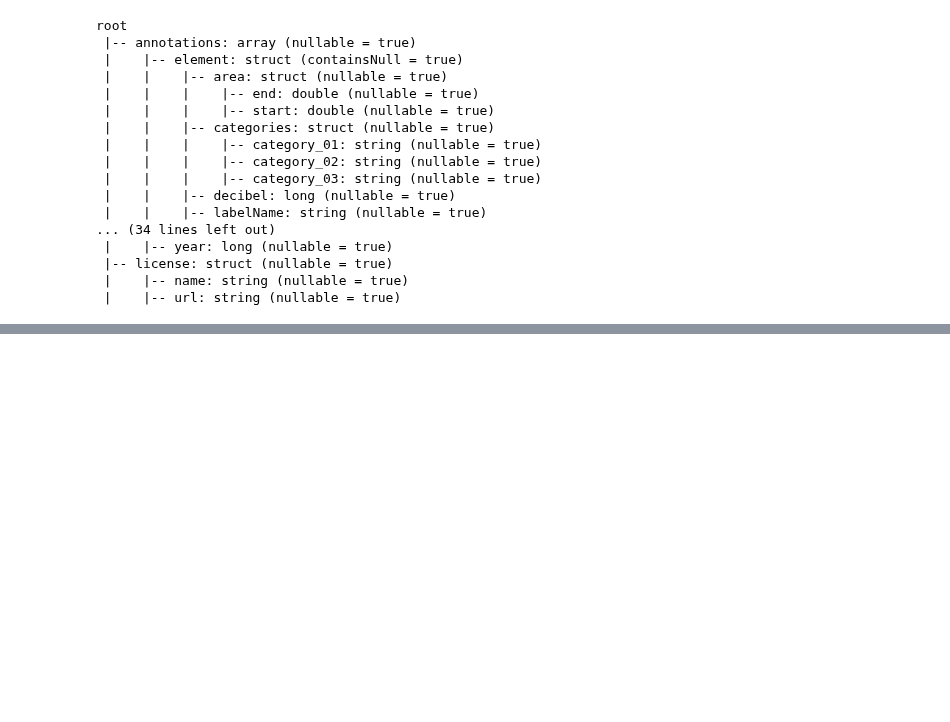
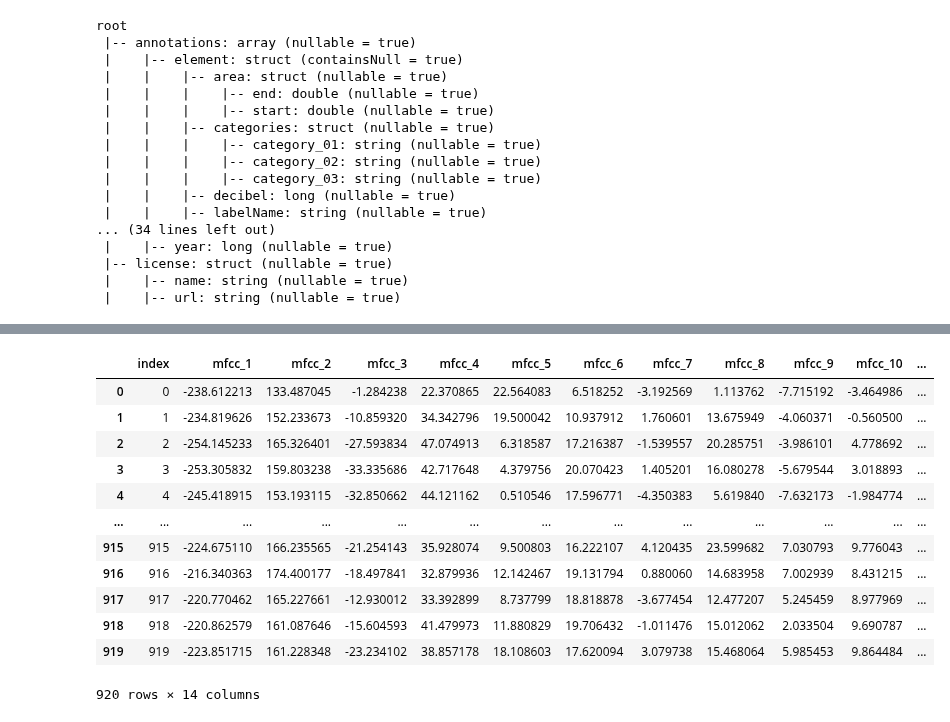
Before and after one commit to selina7704/noise-data-platform, a Jupyter notebook: JW/2. 데이터 품질 테스트.ipynb, the cells around one changed output, grey strips where cells are left out. Saved outputs shown, nothing was run; the diff lists cells and outputs as text; code cells hidden in the pictures; blank space fills up the shorter version.

```diff
--- a/JW/2. 데이터 품질 테스트.ipynb
+++ b/JW/2. 데이터 품질 테스트.ipynb
@@ -131,0 +152,42 @@ No JSON files found or read.
+# %%
+import pyspark
+from pyspark.sql import SparkSession
+import io
+from scipy.io import wavfile
+import librosa
+import numpy as np
+from pyspark.sql.functions import udf
+from pyspark.sql.types import ArrayType, FloatType
+
+# HDFS 경로 설정
+hdfs_path = "hdfs://localhost:9000/shared_data/raw_data/1.Car/1.horn_of_car/1.car_horn_9_1.wav"
+
+# HDFS에서 WAV 파일 읽기 (binaryFile 포맷 사용)
+binary_df = spark.read.format("binaryFile").load(hdfs_path)
+
+# 바이너리 데이터 추출
+binary_data = binary_df.select("content").collect()[0][0]
+
+# 바이너리 데이터를 메모리 파일로 변환
+audio_bytes = io.BytesIO(binary_data)
+
+# scipy로 WAV 파일 읽기
+sr, audio = wavfile.read(audio_bytes)
+print("WAV 파일 샘플링 레이트 (scipy):", sr)
+
+# librosa를 사용해 WAV 파일을 리샘플링
+audio_librosa, sr_librosa = librosa.load(audio_bytes, sr=None)
+print("librosa로 처리한 샘플링 레이트:", sr_librosa)
+
+# MFCC 추출
+mfcc = librosa.feature.mfcc(y=audio_librosa, sr=sr_librosa, n_mfcc=13)  # 13개의 MFCC 특징 추출
+
+# MFCC 데이터 프레임으로 변환
+# 각 MFCC 값을 배열로 변환
+mfcc_list = mfcc.T.tolist()  # MFCC는 2D 배열이므로 이를 각 행별로 리스트로 변환
+
+# Spark DataFrame으로 변환
+df_mfcc = spark.createDataFrame([(i, *mfcc_list[i]) for i in range(len(mfcc_list))],
+                                ['index'] + [f'mfcc_{i+1}' for i in range(13)])
+
+df_mfcc.show()
@@ -131,0 +212,16 @@ No JSON files found or read.
+# %%
+display(df_mfcc.toPandas())
+# %% [output]
+|  | index | mfcc_1 | mfcc_2 | mfcc_3 | mfcc_4 | mfcc_5 | mfcc_6 | mfcc_7 | mfcc_8 | mfcc_9 | mfcc_10 | ... |
+| 0 | 0 | -238.612213 | 133.487045 | -1.284238 | 22.370865 | 22.564083 | 6.518252 | -3.192569 | 1.113762 | -7.715192 | -3.464986 | ... |
+| 1 | 1 | -234.819626 | 152.233673 | -10.859320 | 34.342796 | 19.500042 | 10.937912 | 1.760601 | 13.675949 | -4.060371 | -0.560500 | ... |
+| 2 | 2 | -254.145233 | 165.326401 | -27.593834 | 47.074913 | 6.318587 | 17.216387 | -1.539557 | 20.285751 | -3.986101 | 4.778692 | ... |
+| 3 | 3 | -253.305832 | 159.803238 | -33.335686 | 42.717648 | 4.379756 | 20.070423 | 1.405201 | 16.080278 | -5.679544 | 3.018893 | ... |
+| 4 | 4 | -245.418915 | 153.193115 | -32.850662 | 44.121162 | 0.510546 | 17.596771 | -4.350383 | 5.619840 | -7.632173 | -1.984774 | ... |
+| ... | ... | ... | ... | ... | ... | ... | ... | ... | ... | ... | ... | ... |
+| 915 | 915 | -224.675110 | 166.235565 | -21.254143 | 35.928074 | 9.500803 | 16.222107 | 4.120435 | 23.599682 | 7.030793 | 9.776043 | ... |
+| 916 | 916 | -216.340363 | 174.400177 | -18.497841 | 32.879936 | 12.142467 | 19.131794 | 0.880060 | 14.683958 | 7.002939 | 8.431215 | ... |
+| 917 | 917 | -220.770462 | 165.227661 | -12.930012 | 33.392899 | 8.737799 | 18.818878 | -3.677454 | 12.477207 | 5.245459 | 8.977969 | ... |
+| 918 | 918 | -220.862579 | 161.087646 | -15.604593 | 41.479973 | 11.880829 | 19.706432 | -1.011476 | 15.012062 | 2.033504 | 9.690787 | ... |
+| 919 | 919 | -223.851715 | 161.228348 | -23.234102 | 38.857178 | 18.108603 | 17.620094 | 3.079738 | 15.468064 | 5.985453 | 9.864484 | ... |
+920 rows × 14 columns
```
Also changed, not shown: parts of 37 cells of this notebook.
